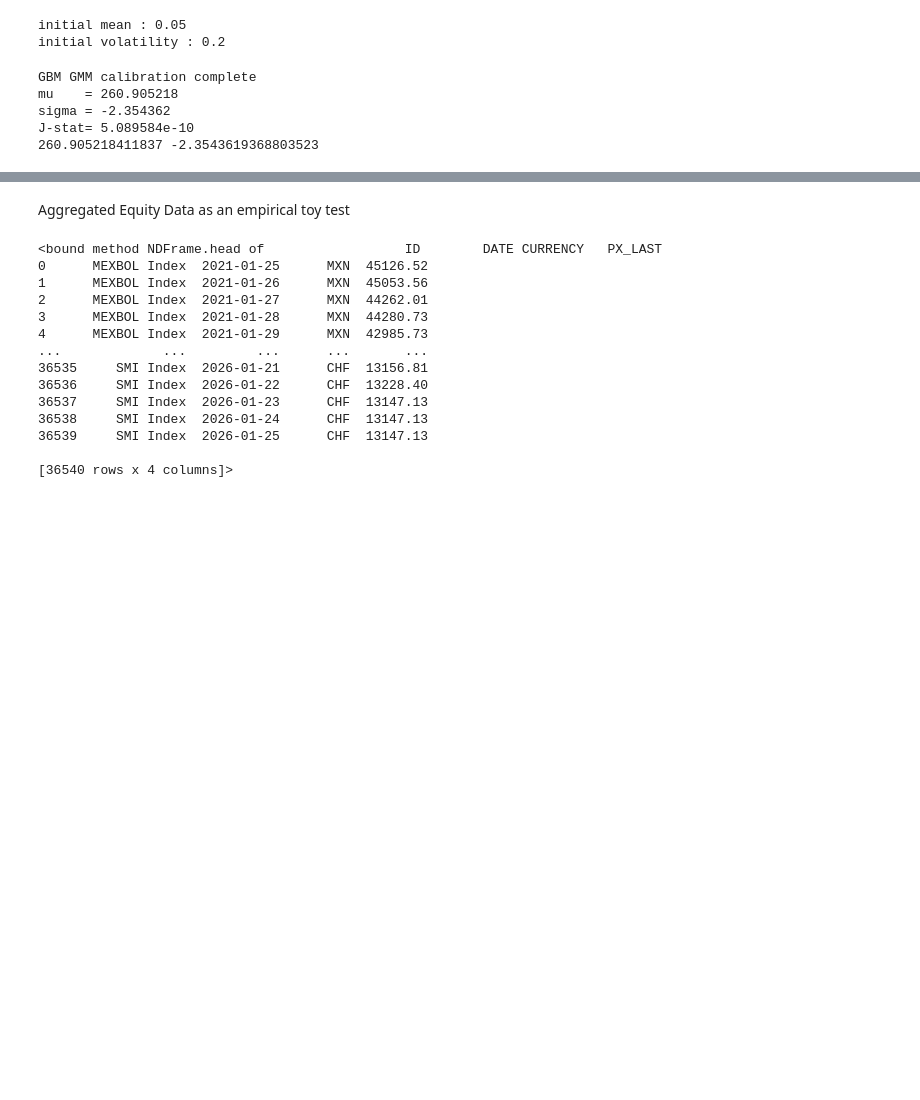
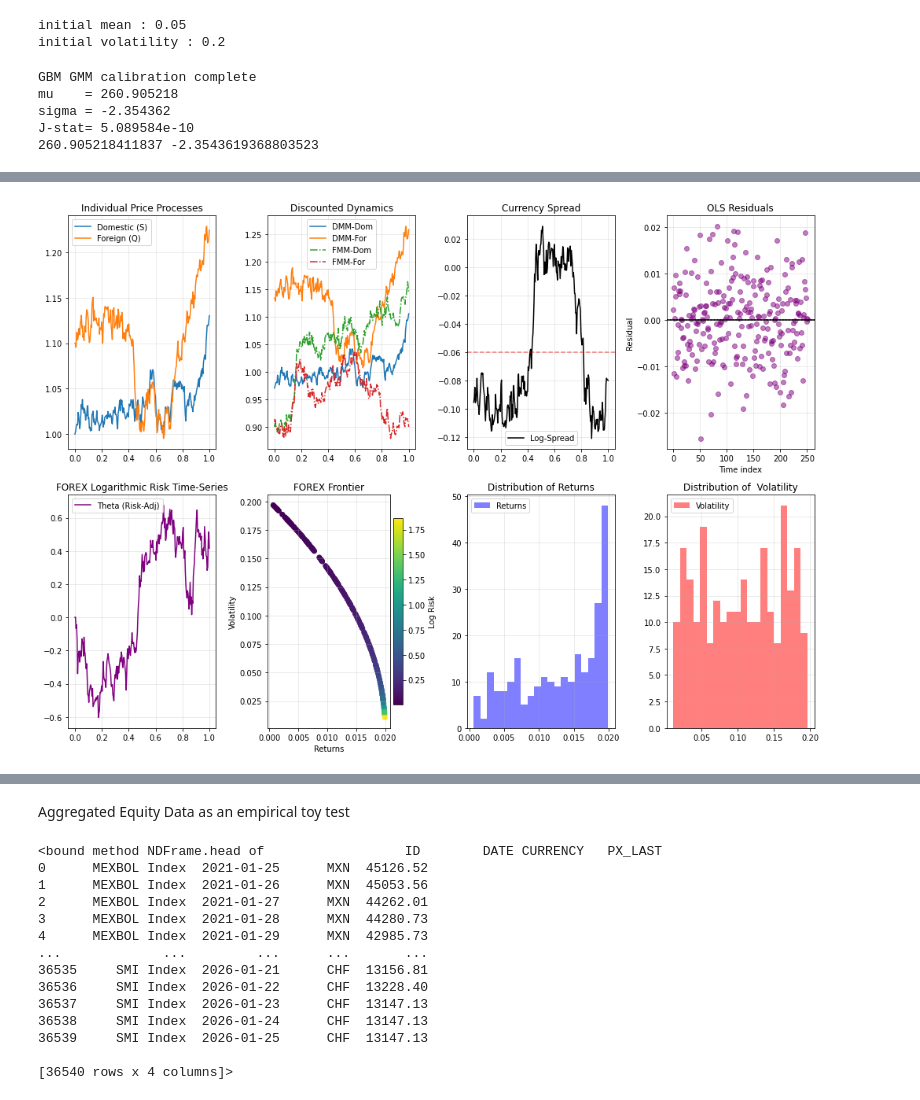
Before and after one commit to glvn5150/quant_gmm, a Jupyter notebook: example_applicationn.ipynb, the cells around one changed output, grey strips where cells are left out. Drawn from its saved outputs; the diff is of its cells as text; code cells hidden in the pictures; blank space fills up the shorter version.

```diff
--- a/example_applicationn.ipynb
+++ b/example_applicationn.ipynb
@@ -51,0 +131,7 @@ ModuleNotFoundError: No module named 'gmm.models.vasicek_ho_lee_gmm'
+# %%
+fx_naive = ForexModel(T=1, N=252)
+S_naive= fx_naive.simulate_domestic(S0, Q0, r, rf, gamma, alpha, sigma1, sigma2, rho)
+Q_naive= fx_naive.simulate_domestic(S0, Q0, r, rf, gamma, alpha, sigma1, sigma2, rho)
+fx_naive.plot_forex_analysis(S0, Q0, r, rf, 0, alpha, sigma1, sigma2, rho)
+# %% [output]
+[figure, added]
```
Also changed, not shown: parts of 13 cells of this notebook, 2 other files.
